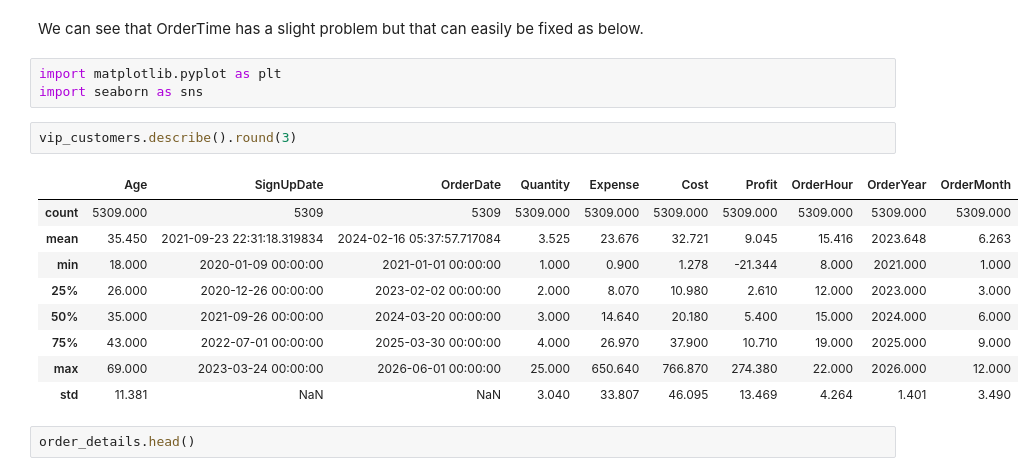
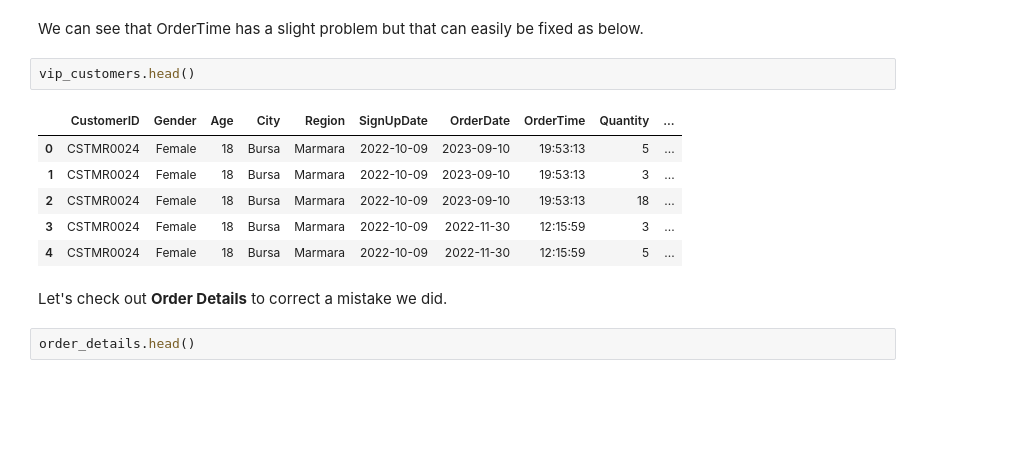
Before and after one commit to geff-ghost/notebooks, a Jupyter notebook: retail_data/MixedKnowledge.ipynb, the cells around one changed output. Saved outputs shown, nothing was run; the diff lists cells and outputs as text; blank space fills up the shorter version.

```diff
--- a/retail_data/MixedKnowledge.ipynb
+++ b/retail_data/MixedKnowledge.ipynb
@@ -1352,21 +1342,17 @@ vip_customers['OrderMonth'] = vip_customers['OrderDate'].dt.month
 vip_customers['OrderDay'] = vip_customers['OrderDate'].dt.day_name()
 # %% [markdown]
 We can see that OrderTime has a slight problem but that can easily be fixed as below.
-# %%
-import matplotlib.pyplot as plt
-import seaborn as sns
 # %%
-vip_customers.describe().round(3)
+vip_customers.head()
 # %% [output]
-|  | Age | SignUpDate | OrderDate | Quantity | Expense | Cost | Profit | OrderHour | OrderYear | OrderMonth |
-| count | 5309.000 | 5309 | 5309 | 5309.000 | 5309.000 | 5309.000 | 5309.000 | 5309.000 | 5309.000 | 5309.000 |
-| mean | 35.450 | 2021-09-23 22:31:18.319834 | 2024-02-16 05:37:57.717084 | 3.525 | 23.676 | 32.721 | 9.045 | 15.416 | 2023.648 | 6.263 |
-| min | 18.000 | 2020-01-09 00:00:00 | 2021-01-01 00:00:00 | 1.000 | 0.900 | 1.278 | -21.344 | 8.000 | 2021.000 | 1.000 |
-| 25% | 26.000 | 2020-12-26 00:00:00 | 2023-02-02 00:00:00 | 2.000 | 8.070 | 10.980 | 2.610 | 12.000 | 2023.000 | 3.000 |
-| 50% | 35.000 | 2021-09-26 00:00:00 | 2024-03-20 00:00:00 | 3.000 | 14.640 | 20.180 | 5.400 | 15.000 | 2024.000 | 6.000 |
-| 75% | 43.000 | 2022-07-01 00:00:00 | 2025-03-30 00:00:00 | 4.000 | 26.970 | 37.900 | 10.710 | 19.000 | 2025.000 | 9.000 |
-| max | 69.000 | 2023-03-24 00:00:00 | 2026-06-01 00:00:00 | 25.000 | 650.640 | 766.870 | 274.380 | 22.000 | 2026.000 | 12.000 |
-| std | 11.381 | NaN | NaN | 3.040 | 33.807 | 46.095 | 13.469 | 4.264 | 1.401 | 3.490 |
+|  | CustomerID | Gender | Age | City | Region | SignUpDate | OrderDate | OrderTime | Quantity | ... |
+| 0 | CSTMR0024 | Female | 18 | Bursa | Marmara | 2022-10-09 | 2023-09-10 | 19:53:13 | 5 | ... |
+| 1 | CSTMR0024 | Female | 18 | Bursa | Marmara | 2022-10-09 | 2023-09-10 | 19:53:13 | 3 | ... |
+| 2 | CSTMR0024 | Female | 18 | Bursa | Marmara | 2022-10-09 | 2023-09-10 | 19:53:13 | 18 | ... |
+| 3 | CSTMR0024 | Female | 18 | Bursa | Marmara | 2022-10-09 | 2022-11-30 | 12:15:59 | 3 | ... |
+| 4 | CSTMR0024 | Female | 18 | Bursa | Marmara | 2022-10-09 | 2022-11-30 | 12:15:59 | 5 | ... |
+# %% [markdown]
+Let's check out **Order Details** to correct a mistake we did.
 # %%
 order_details.head()
 # %% [output]
```
Also changed, not shown: parts of 9 cells of this notebook.
